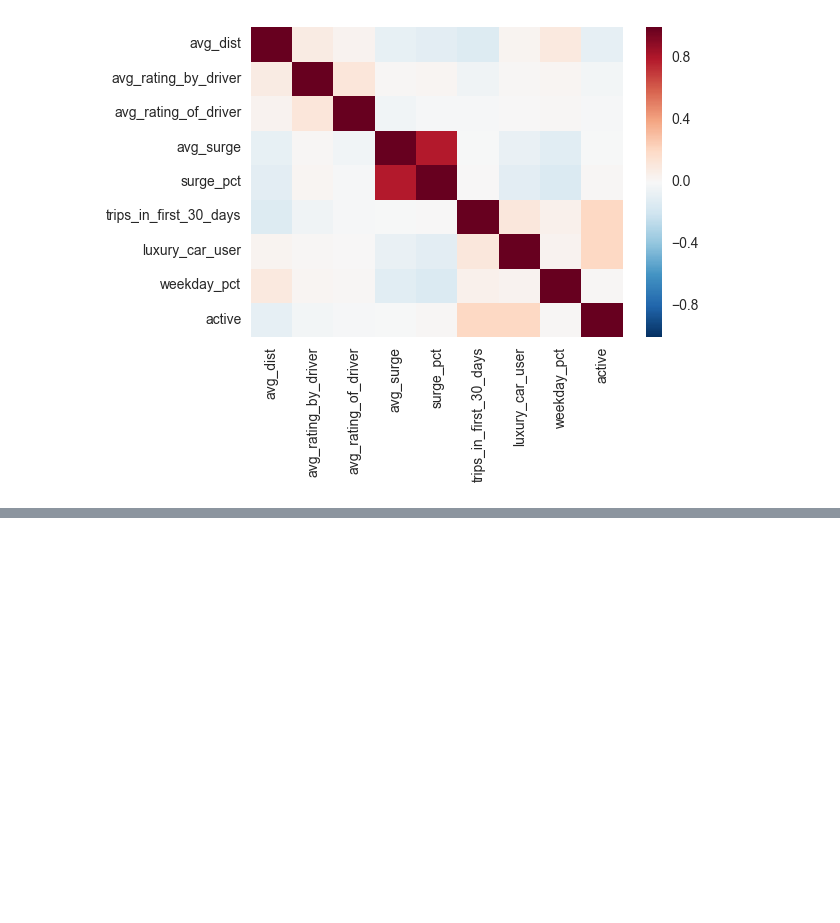
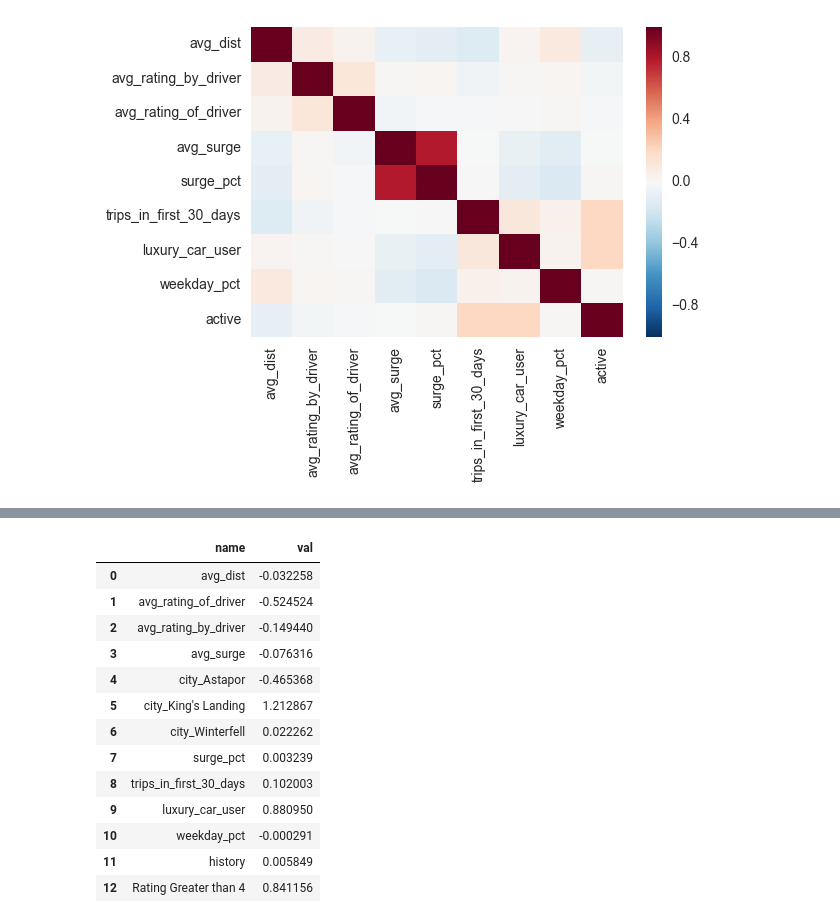
Before and after one commit to zfsang-zz/Case-Study-Churn-Prediction, a Jupyter notebook: EDA.ipynb, the cells around one changed output, grey strips where cells are left out. Saved outputs shown, nothing was run; the diff lists cells and outputs as text; code cells hidden in the pictures; blank space fills up the shorter version.

```diff
--- a/EDA.ipynb
+++ b/EDA.ipynb
@@ -355,0 +257,24 @@ DataFrameSummary()
+# %%
+name =    ['avg_dist','avg_rating_of_driver','avg_rating_by_driver','avg_surge','city_Astapor','city_King\'s Landing','city_Winterfell','surge_pct','trips_in_first_30_days','luxury_car_user','weekday_pct','history','Rating Greater than 4']
+coef = [-3.22584060e-02,  -5.24524263e-01,  -1.49439741e-01,  -7.63164146e-02,
+  -4.65367934e-01,   1.21286653e+00,   2.22623240e-02,   3.23893727e-03,
+   1.02002741e-01,   8.80949693e-01,  -2.91001585e-04,   5.84873475e-03,
+   8.41155924e-01]
+log_df = pd.DataFrame({'name':name,'val':coef}).sort()
+# %%
+log_df
+# %% [output]
+|  | name | val |
+| 0 | avg_dist | -0.032258 |
+| 1 | avg_rating_of_driver | -0.524524 |
+| 2 | avg_rating_by_driver | -0.149440 |
+| 3 | avg_surge | -0.076316 |
+| 4 | city_Astapor | -0.465368 |
+| 5 | city_King's Landing | 1.212867 |
+| 6 | city_Winterfell | 0.022262 |
+| 7 | surge_pct | 0.003239 |
+| 8 | trips_in_first_30_days | 0.102003 |
+| 9 | luxury_car_user | 0.880950 |
+| 10 | weekday_pct | -0.000291 |
+| 11 | history | 0.005849 |
+| 12 | Rating Greater than 4 | 0.841156 |
```
Also changed, not shown: parts of 16 cells of this notebook.
